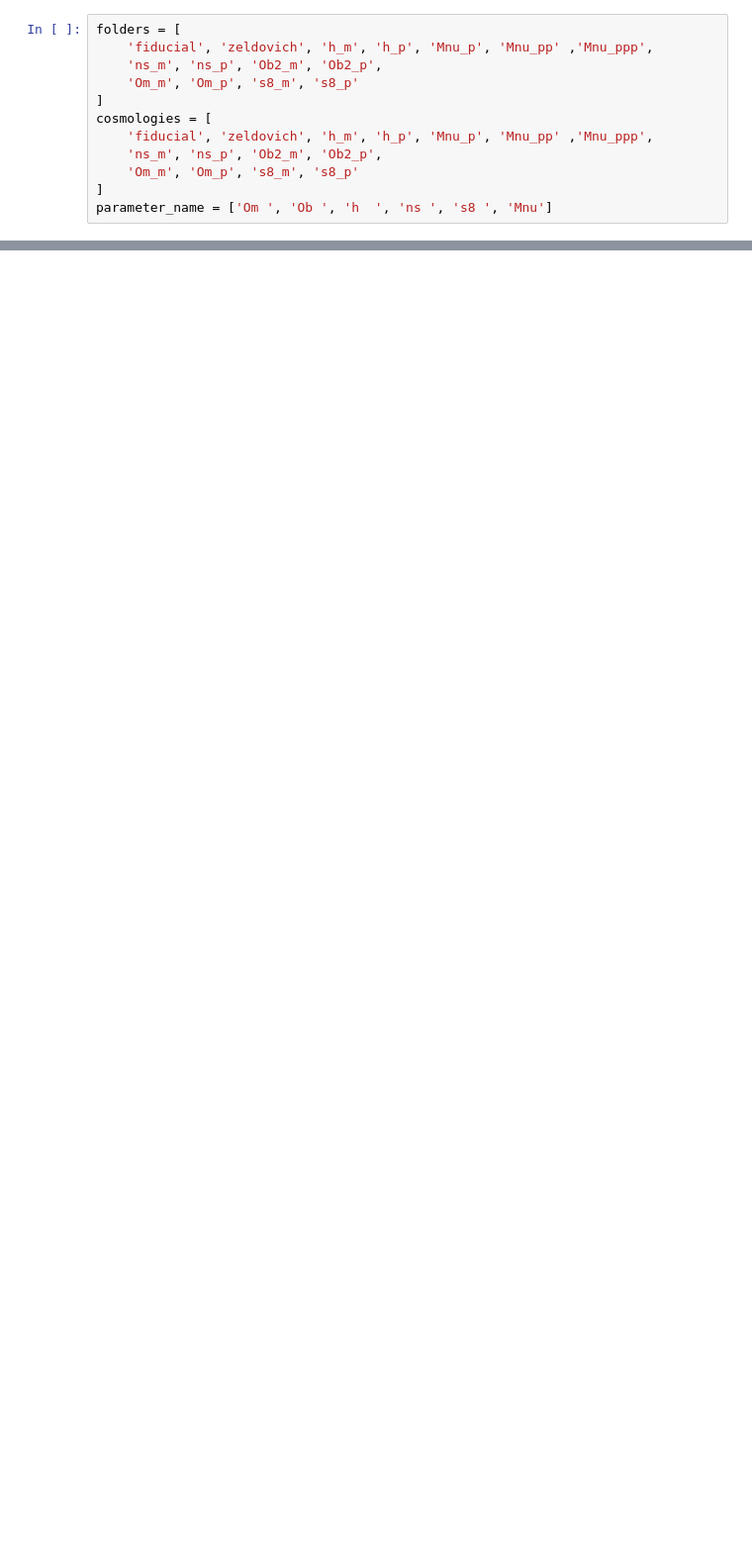
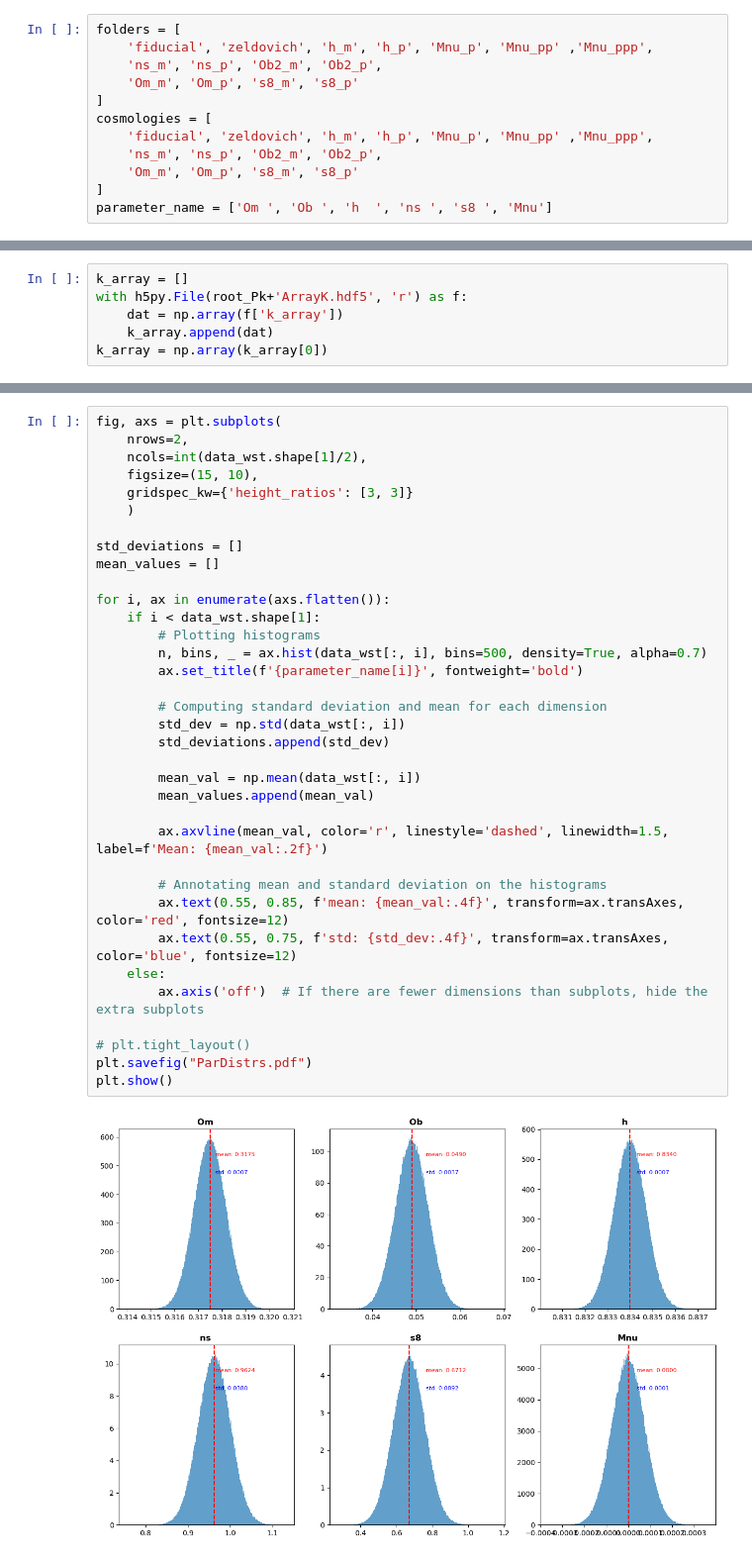
Before and after one commit to RiccGerva97/Tesi-Magistrale, a Jupyter notebook: cubes/elab_3D.ipynb, the cells around one changed output, grey strips where cells are left out. Shown at 99% size. Cells and saved outputs as stored; diff of their text form; blank space fills up the shorter version.

```diff
--- a/cubes/elab_3D.ipynb
+++ b/cubes/elab_3D.ipynb
@@ -399,0 +466,6 @@ LinAlgError: Singular matrix
+# %%
+k_array = []
+with h5py.File(root_Pk+'ArrayK.hdf5', 'r') as f:
+    dat = np.array(f['k_array'])
+    k_array.append(dat)
+k_array = np.array(k_array[0])
@@ -399,0 +595,37 @@ LinAlgError: Singular matrix
+# %%
+fig, axs = plt.subplots(
+    nrows=2,
+    ncols=int(data_wst.shape[1]/2),
+    figsize=(15, 10),
+    gridspec_kw={'height_ratios': [3, 3]}
+    )
+
+std_deviations = []
+mean_values = []
+
+for i, ax in enumerate(axs.flatten()):
+    if i < data_wst.shape[1]:
+        # Plotting histograms
+        n, bins, _ = ax.hist(data_wst[:, i], bins=500, density=True, alpha=0.7)
+        ax.set_title(f'{parameter_name[i]}', fontweight='bold')
+
+        # Computing standard deviation and mean for each dimension
+        std_dev = np.std(data_wst[:, i])
+        std_deviations.append(std_dev)
+
+        mean_val = np.mean(data_wst[:, i])
+        mean_values.append(mean_val)
+
+        ax.axvline(mean_val, color='r', linestyle='dashed', linewidth=1.5, label=f'Mean: {mean_val:.2f}')
+
+        # Annotating mean and standard deviation on the histograms
+        ax.text(0.55, 0.85, f'mean: {mean_val:.4f}', transform=ax.transAxes, color='red', fontsize=12)
+        ax.text(0.55, 0.75, f'std: {std_dev:.4f}', transform=ax.transAxes, color='blue', fontsize=12)
+    else:
+        ax.axis('off')  # If there are fewer dimensions than subplots, hide the extra subplots
+
+# plt.tight_layout()
+plt.savefig("ParDistrs.pdf")
+plt.show()
+# %% [output]
+[figure, added]
```
Also changed, not shown: parts of 31 cells of this notebook, 2 other files.
